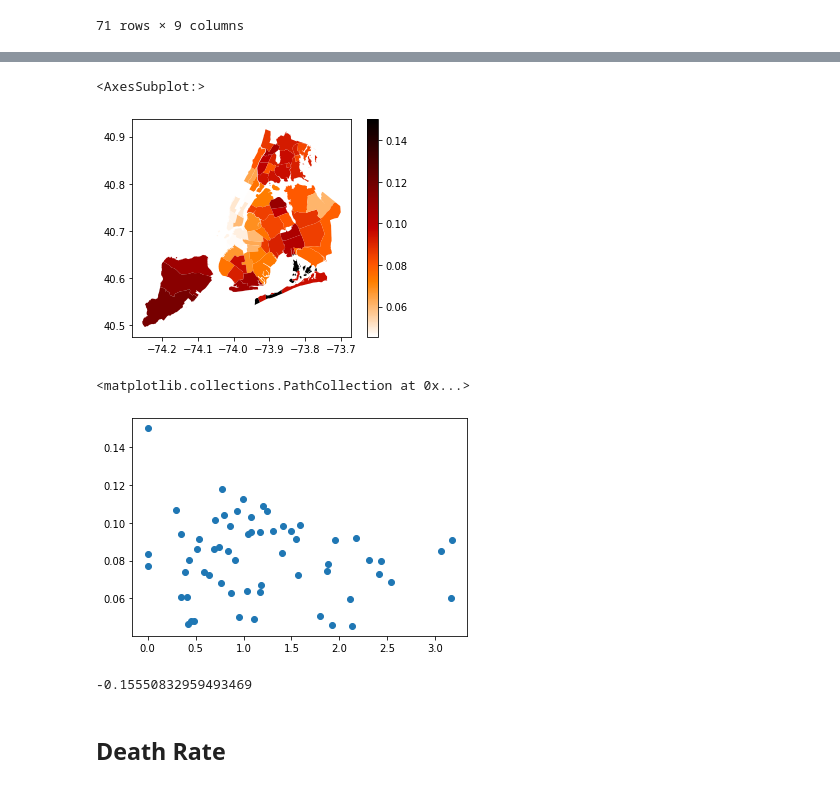
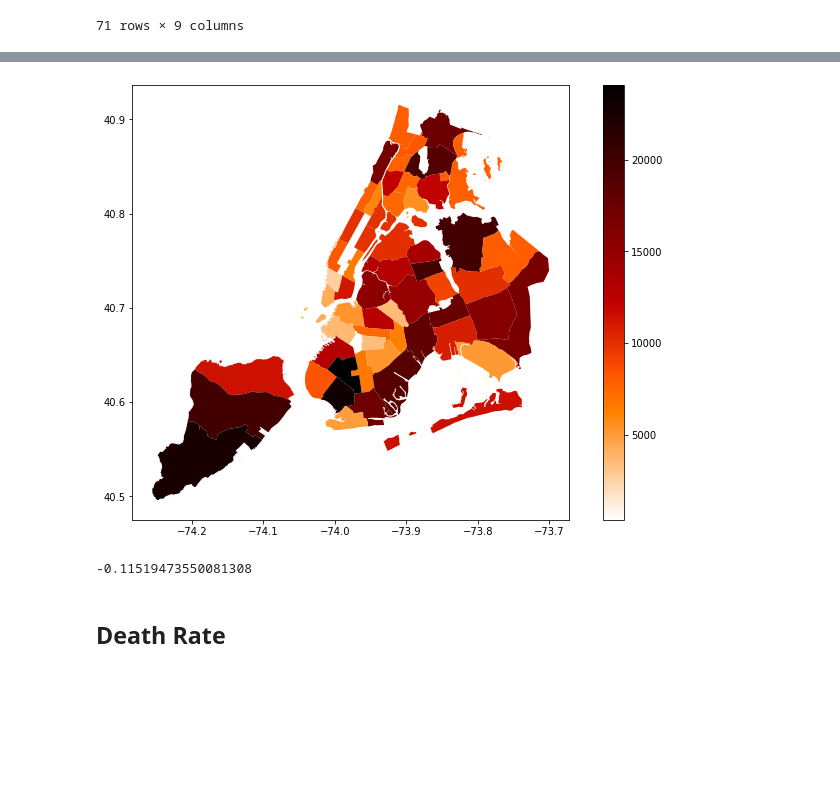
Before and after one commit to chengzegang/Relationship-between-Covid-19-and-Unlawful-Incidents-in-New-York-City, a Jupyter notebook: overview_part2_RCI.ipynb, the cells around one changed output, grey strips where cells are left out. Drawn from its saved outputs; the diff is of its cells as text; code cells hidden in the pictures; blank space fills up the shorter version.

```diff
--- a/overview_part2_RCI.ipynb
+++ b/overview_part2_RCI.ipynb
@@ -166,8 +166,8 @@ covid
 covid = covid[covid.pop_deno != 0]
 covid['pos_rate'] = covid['case_num'] / covid['pop_deno']
 covid['death_rate'] = covid['death_num'] / covid['pop_deno']
-pop_mean = covid['pop_deno'].mean()
-covid['RCI_rate'] = covid['RCI'] * (covid['pop_deno'] / pop_mean)
+covid['dt_rate'] = covid['death_num'] / covid['case_num']
+covid['RCI_rate'] = covid['RCI'] / covid['pop_deno']
 covid['RCI_diff'] = RCI_diff['diff']
 covid
 # %% [output]
@@ -187,11 +187,4 @@ covid
 # %%
-covid.plot(column='pos_rate', legend=True, cmap='gist_heat_r')
+covid_plot = covid.plot(column='case_num', legend=True, cmap='gist_heat_r', figsize=(12, 8))
 # %% [output]
-<AxesSubplot:>
-[figure, old version]
+[figure, new version]
-# %%
-%matplotlib inline
-plt.scatter(covid['RCI_rate'], covid['pos_rate'])
-# %% [output]
-<matplotlib.collections.PathCollection at 0x...>
-[figure, removed]
@@ -198,6 +197,6 @@ plt.scatter(covid['RCI_rate'], covid['pos_rate'])
 # %%
 covid['RCI_rate'].corr(covid['pos_rate'])
 # %% [output]
--0.15550832959493469
+-0.11519473550081308
 # %% [markdown]
 ## Death Rate
```
Also changed, not shown: parts of 10 cells of this notebook, 11 other files.
